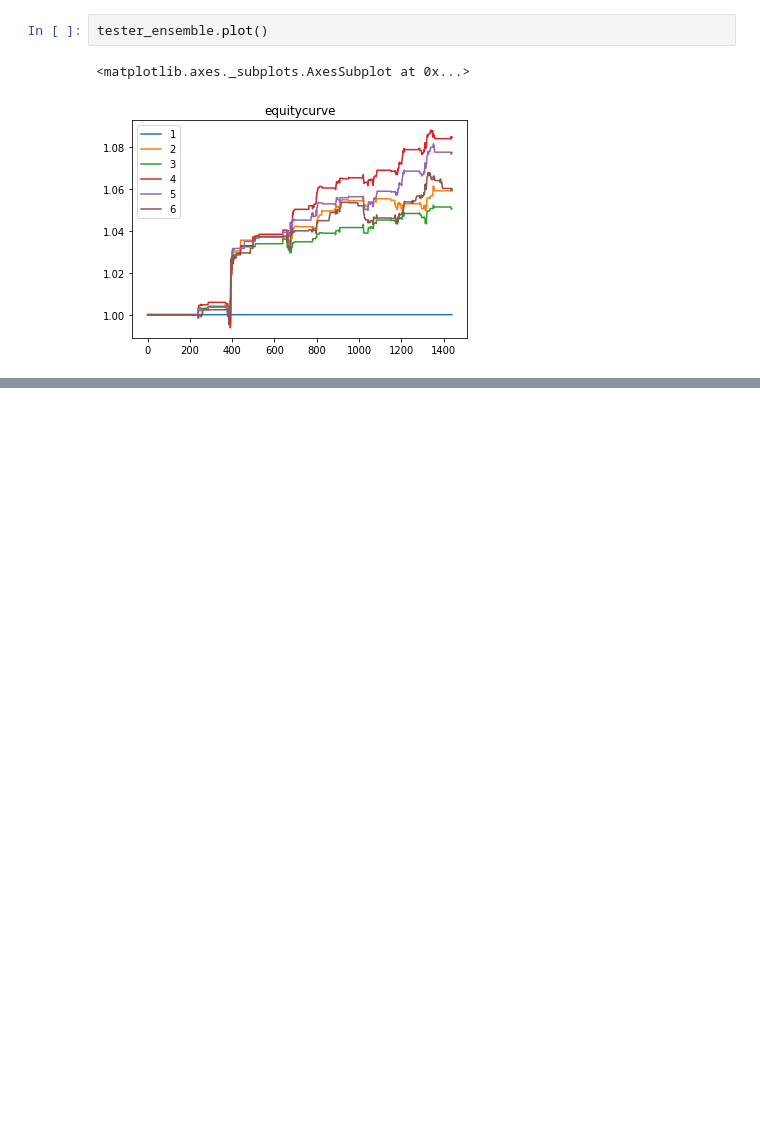
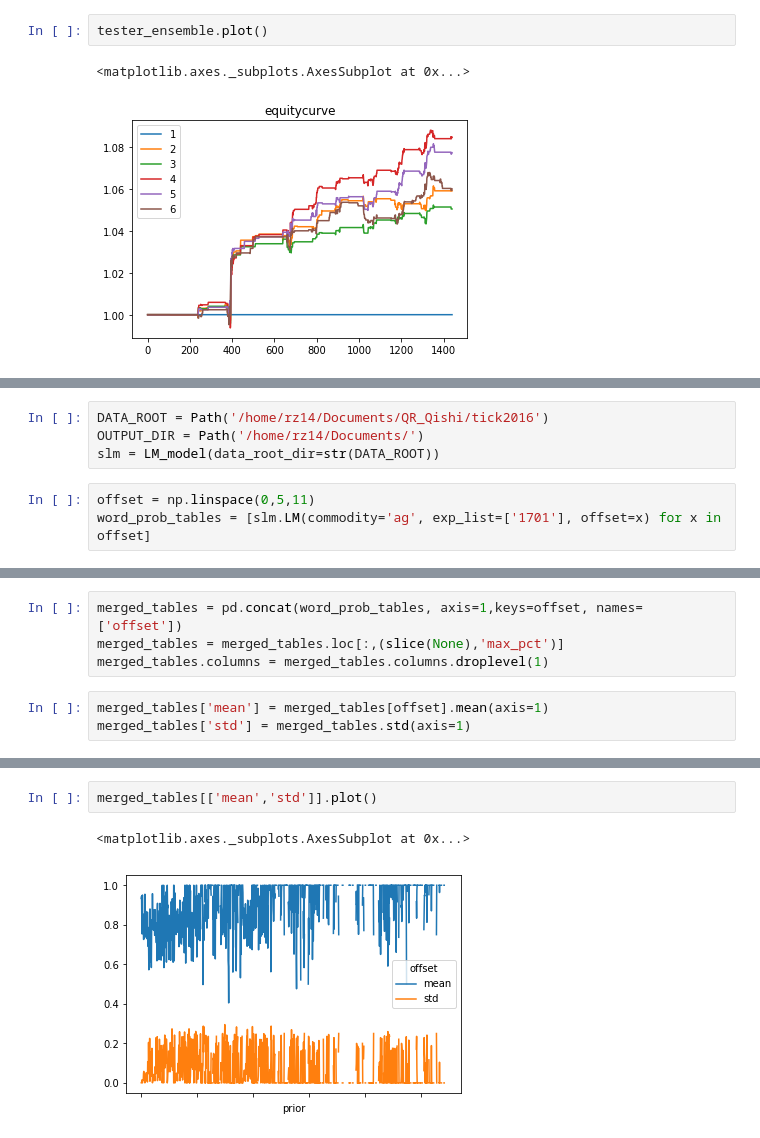
Before and after one commit to dechang227/QishiQR, a Jupyter notebook: Backtesting/Vectorized/Demo_Backtest.ipynb, the cells around one changed output, grey strips where cells are left out. Saved outputs shown, nothing was run; the diff lists cells and outputs as text; blank space fills up the shorter version.

```diff
--- a/Backtesting/Vectorized/Demo_Backtest.ipynb
+++ b/Backtesting/Vectorized/Demo_Backtest.ipynb
@@ -115,0 +119,7 @@ tester_ensemble.performance
+# %%
+DATA_ROOT = Path('/home/rz14/Documents/QR_Qishi/tick2016')
+OUTPUT_DIR = Path('/home/rz14/Documents/')
+slm = LM_model(data_root_dir=str(DATA_ROOT))
+# %%
+offset = np.linspace(0,5,11)
+word_prob_tables = [slm.LM(commodity='ag', exp_list=['1701'], offset=x) for x in offset]
@@ -115,0 +144,7 @@ tester_ensemble.performance
+# %%
+merged_tables = pd.concat(word_prob_tables, axis=1,keys=offset, names=['offset'])
+merged_tables = merged_tables.loc[:,(slice(None),'max_pct')]
+merged_tables.columns = merged_tables.columns.droplevel(1)
+# %%
+merged_tables['mean'] = merged_tables[offset].mean(axis=1)
+merged_tables['std'] = merged_tables.std(axis=1)
@@ -115,0 +166,5 @@ tester_ensemble.performance
+# %%
+merged_tables[['mean','std']].plot()
+# %% [output]
+<matplotlib.axes._subplots.AxesSubplot at 0x...>
+[figure, added]
```
Also changed, not shown: parts of 6 cells of this notebook, 3 other files.
